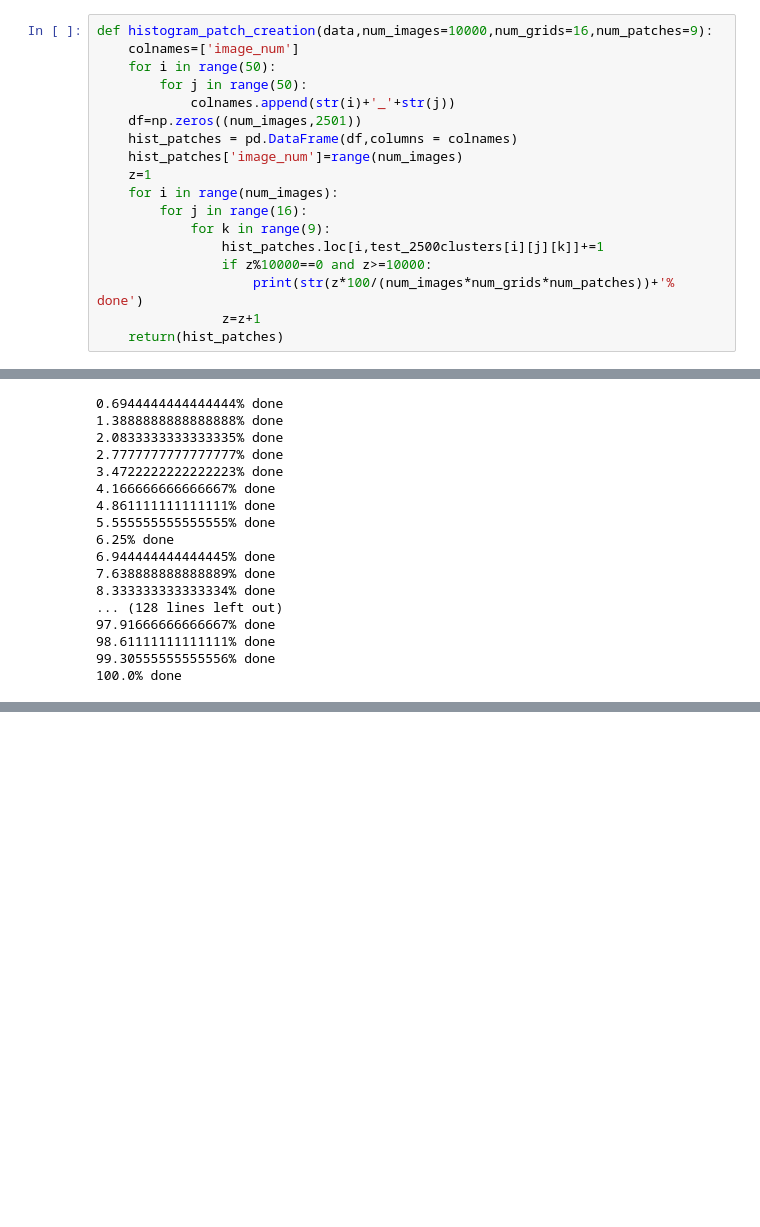
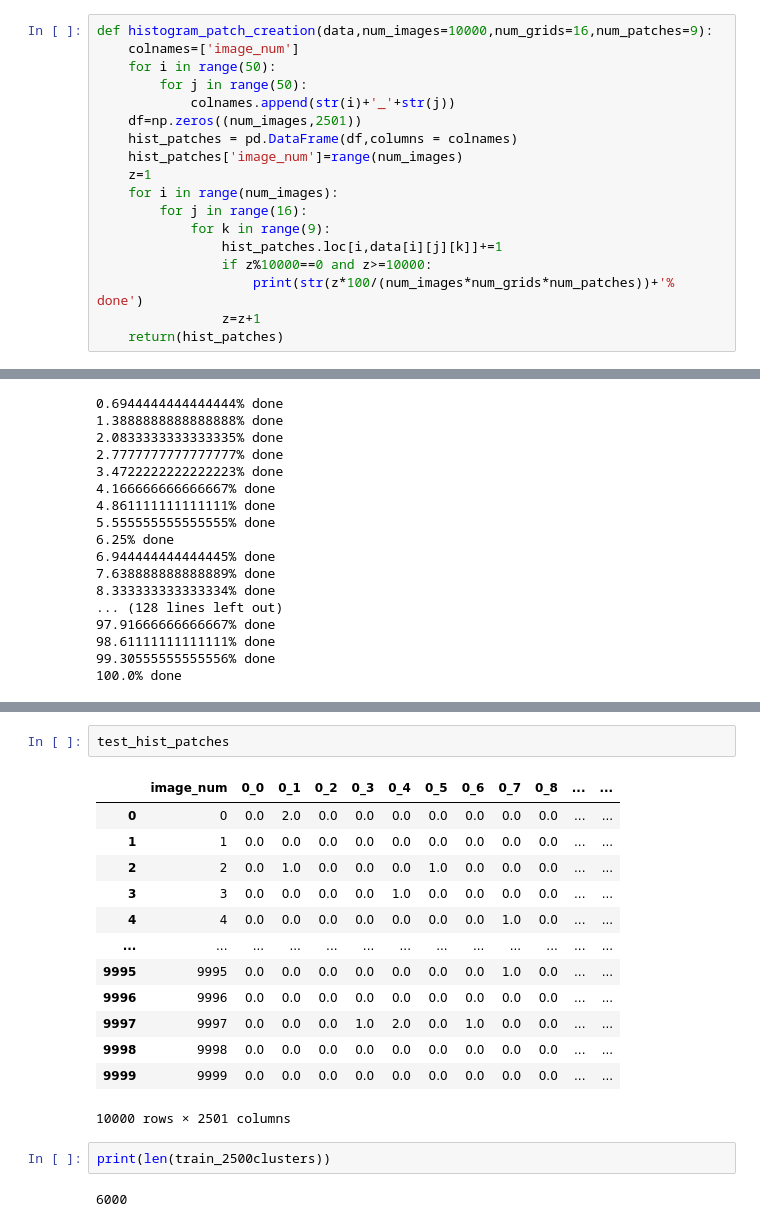
Before and after one commit to podrazque/kmeans-clustering-and-classification, a Jupyter notebook: HW4-Clustering.ipynb, the cells around one changed output, grey strips where cells are left out. Saved outputs shown, nothing was run; the diff lists cells and outputs as text; blank space fills up the shorter version.

Commit message:
clustering and creating histogram for training data

```diff
--- a/HW4-Clustering.ipynb
+++ b/HW4-Clustering.ipynb
@@ -286,7 +286,7 @@ def histogram_patch_creation(data,num_images=10000,num_grids=16,num_patches=9):
     for i in range(num_images):
         for j in range(16):
             for k in range(9):
-                hist_patches.loc[i,test_2500clusters[i][j][k]]+=1
+                hist_patches.loc[i,data[i][j][k]]+=1
                 if z%10000==0 and z>=10000:
                     print(str(z*100/(num_images*num_grids*num_patches))+'% done')
                 z=z+1
@@ -313,0 +354,20 @@ test_hist_patches=histogram_patch_creation(test_2500clusters,10000,16,9)
+# %%
+test_hist_patches
+# %% [output]
+|  | image_num | 0_0 | 0_1 | 0_2 | 0_3 | 0_4 | 0_5 | 0_6 | 0_7 | 0_8 | ... | ... |
+| 0 | 0 | 0.0 | 2.0 | 0.0 | 0.0 | 0.0 | 0.0 | 0.0 | 0.0 | 0.0 | ... | ... |
+| 1 | 1 | 0.0 | 0.0 | 0.0 | 0.0 | 0.0 | 0.0 | 0.0 | 0.0 | 0.0 | ... | ... |
+| 2 | 2 | 0.0 | 1.0 | 0.0 | 0.0 | 0.0 | 1.0 | 0.0 | 0.0 | 0.0 | ... | ... |
+| 3 | 3 | 0.0 | 0.0 | 0.0 | 0.0 | 1.0 | 0.0 | 0.0 | 0.0 | 0.0 | ... | ... |
+| 4 | 4 | 0.0 | 0.0 | 0.0 | 0.0 | 0.0 | 0.0 | 0.0 | 1.0 | 0.0 | ... | ... |
+| ... | ... | ... | ... | ... | ... | ... | ... | ... | ... | ... | ... | ... |
+| 9995 | 9995 | 0.0 | 0.0 | 0.0 | 0.0 | 0.0 | 0.0 | 0.0 | 1.0 | 0.0 | ... | ... |
+| 9996 | 9996 | 0.0 | 0.0 | 0.0 | 0.0 | 0.0 | 0.0 | 0.0 | 0.0 | 0.0 | ... | ... |
+| 9997 | 9997 | 0.0 | 0.0 | 0.0 | 1.0 | 2.0 | 0.0 | 1.0 | 0.0 | 0.0 | ... | ... |
+| 9998 | 9998 | 0.0 | 0.0 | 0.0 | 0.0 | 0.0 | 0.0 | 0.0 | 0.0 | 0.0 | ... | ... |
+| 9999 | 9999 | 0.0 | 0.0 | 0.0 | 0.0 | 0.0 | 0.0 | 0.0 | 0.0 | 0.0 | ... | ... |
+10000 rows × 2501 columns
+# %%
+print(len(train_2500clusters))
+# %% [output]
+6000
```
Also changed, not shown: parts of 4 cells of this notebook.
